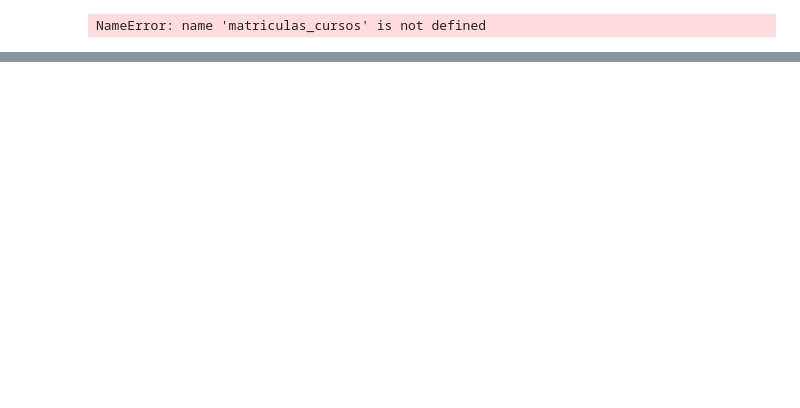
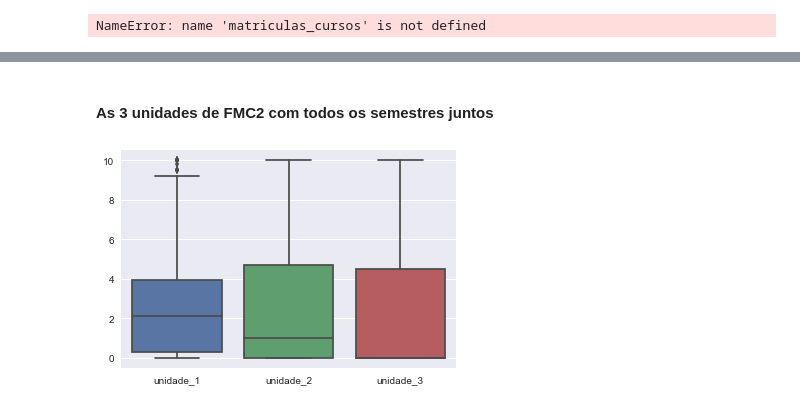
Before and after one commit to NalbertLeal/AnaliseDeNotasIMD, a Jupyter notebook: Analise Notas.ipynb, the cells around one changed output, grey strips where cells are left out. Saved outputs shown, nothing was run; the diff lists cells and outputs as text; code cells hidden in the pictures; blank space fills up the shorter version.

Commit message:
box plot feitos

```diff
--- a/Analise Notas.ipynb
+++ b/Analise Notas.ipynb
@@ -316,0 +356,24 @@ matriculas2 = pd.read_csv('matriculas.csv', sep=';')
+# %%
+# colocar configuração inicial do seborn para funcionar no notebook
+sns.set()
+sns.set_context("notebook")
+# %%
+# pegar das matriculas apenas as que foram feitas em FMC2
+turmas_fmc2 = matriculas[matriculas['nome_x'] == 'FUNDAMENTOS MATEMÃ\x81TICOS DA COMPUTAÃ\x87Ã\x83O II']
+# %%
+# separar as matriculas por unidades
+un1 = turmas_fmc2[turmas_fmc2['unidade'] == 1.0]
+un2 = turmas_fmc2[turmas_fmc2['unidade'] == 2.0]
+un3 = turmas_fmc2[turmas_fmc2['unidade'] == 3.0]
+# %% [markdown]
+#### As 3 unidades de FMC2 com todos os semestres juntos
+# %%
+df = pd.DataFrame(index=range(1,len(un1)), columns = ['unidade_1', 'unidade_2', 'unidade_3'])
+df['unidade_1'] = un1['nota'].reset_index()['nota']
+df['unidade_2'] = un2['nota'].reset_index()['nota']
+df['unidade_3'] = un3['nota'].reset_index()['nota']
+
+sns.boxplot(data=df)
+plt.show()
+# %% [output]
+[figure, added]
```
Also changed, not shown: parts of 23 cells of this notebook.
